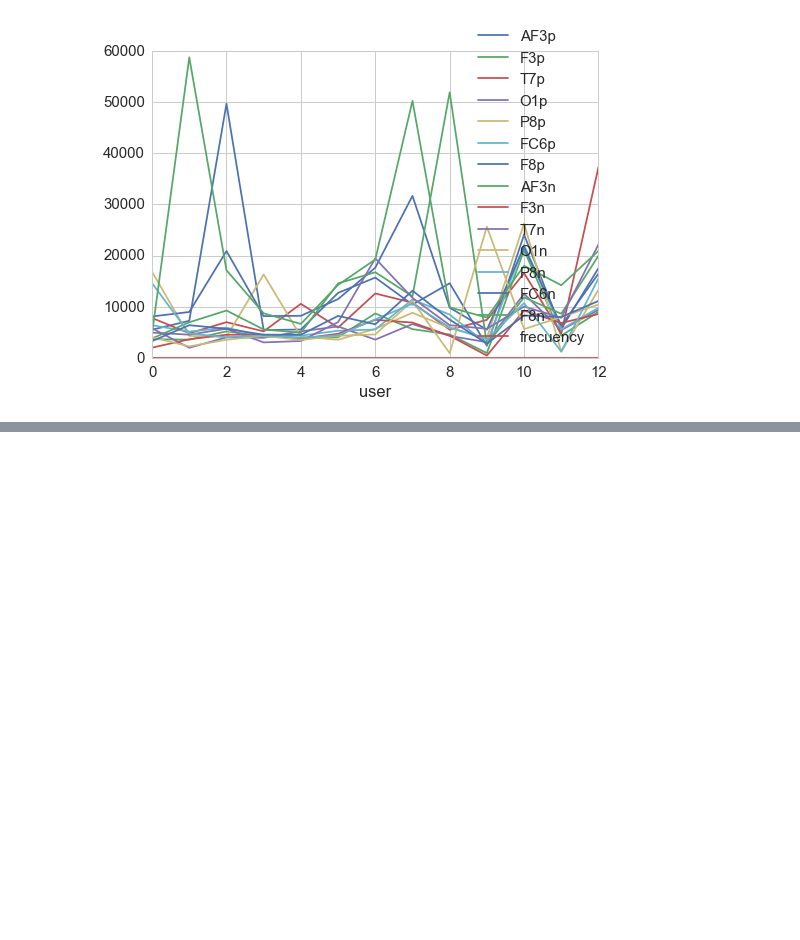
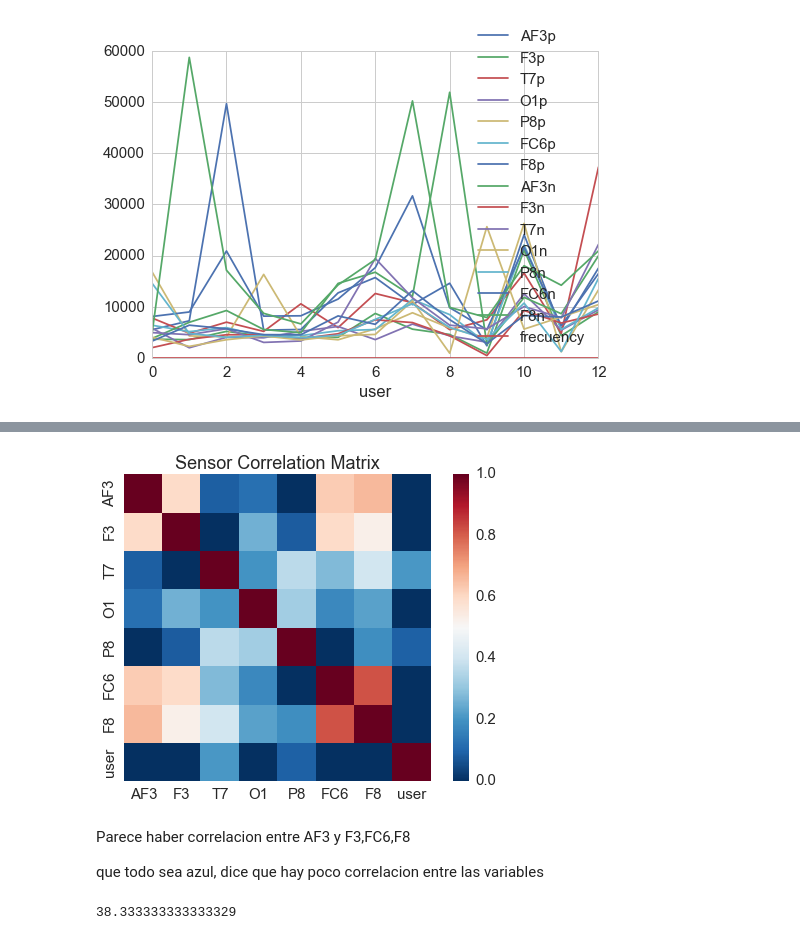
Before and after one commit to JavierVLAB/MemeLikeDislike, a Jupyter notebook: Testing01.ipynb, the cells around one changed output, grey strips where cells are left out. Cells and saved outputs as stored; diff of their text form; code cells hidden in the pictures; blank space fills up the shorter version.

Commit message:
adding model to alpha wave

```diff
--- a/Testing01.ipynb
+++ b/Testing01.ipynb
@@ -265,0 +270,12 @@ dftt
+# %%
+alphap = alpha[[i for i in alpha.columns if "p" in i]].copy()
+alphan = alpha[[i for i in alpha.columns if "n" in i]].copy()
+alphap["user"] = 1.0 #user 1 positivo
+alphan["user"] = 0.0 #user 0 positivo
+# %%
+alphan = alphan.drop("frecuency", axis = 1)
+# %%
+alphan.columns = ['AF3', 'F3', 'T7', 'O1', 'P8', 'FC6', 'F8', 'user']
+alphap.columns = ['AF3', 'F3', 'T7', 'O1', 'P8', 'FC6', 'F8', 'user']
+# %%
+alphaModel = pandas.concat([alphap,alphan])
@@ -265,0 +303,12 @@ dftt
+# %%
+corr = alphaModel.corr()
+
+plt.title("Sensor Correlation Matrix")
+sns.heatmap(corr, vmin=0, vmax=1, square=True, cmap="RdBu_r")
+plt.savefig('./pngs/sensorcorrelationmatrix.png', dpi=180)
+# %% [output]
+[figure, added]
+# %% [markdown]
+Parece haber correlacion entre AF3 y F3,FC6,F8
+
+que todo sea azul, dice que hay poco correlacion entre las variables
@@ -265,0 +327,5 @@ dftt
+# %%
+scores = cross_val_score(clf, X_train, y_train, cv=3)
+scores.mean()*100
+# %% [output]
+38.333333333333329
```
Also changed, not shown: parts of 12 cells of this notebook, 1 other file.
